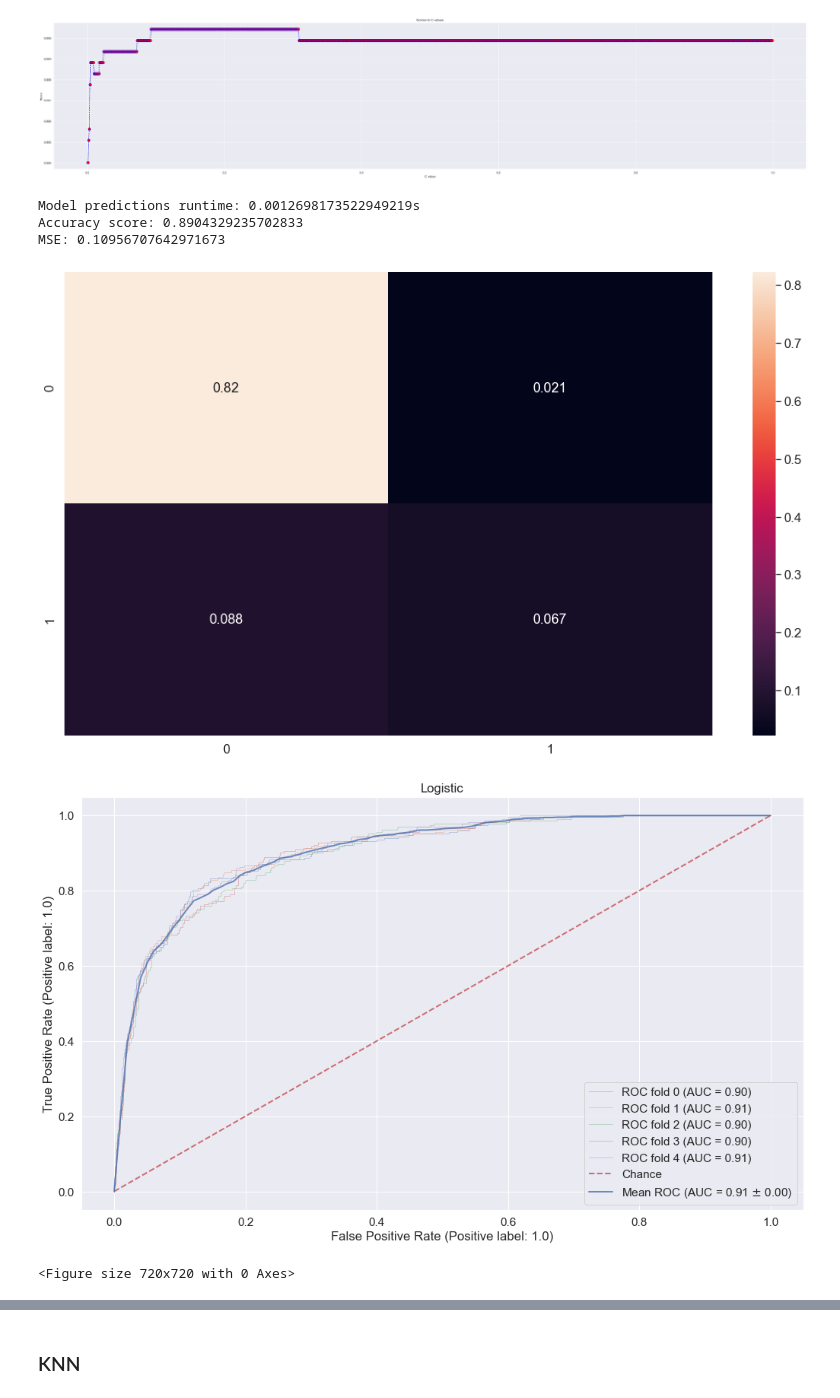
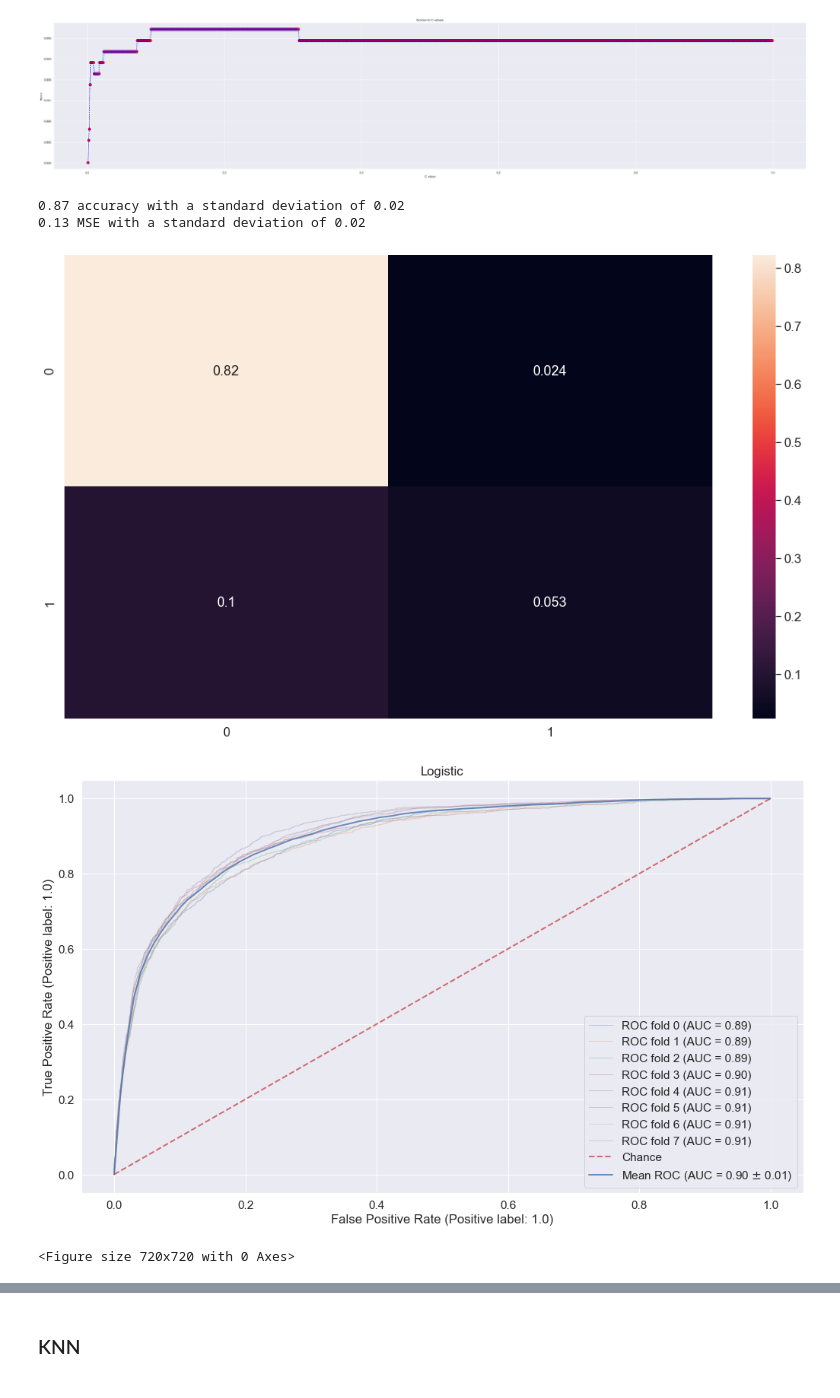
Before and after one commit to mikisegall/ml_final_project, a Jupyter notebook: master_notebook.ipynb, the cells around one changed output, grey strips where cells are left out. Cells and saved outputs as stored; diff of their text form; code cells hidden in the pictures.

```diff
--- a/master_notebook.ipynb
+++ b/master_notebook.ipynb
@@ -447,6 +447,7 @@ We will do that with an assisting function we wrote, that receives a model and a
 We will now implement the Logistic Regression model with the dimensionality reduction method we have selected before (PCA), Ridge penalization and K-Fold Cross Validation.
 # %%
 scaler = StandardScaler()
+normalized_x = scaler.fit_transform(X)
 normalized_x_train = scaler.fit_transform(x_train)
 normalized_x_test = scaler.transform(x_validation)
 
@@ -455,6 +456,12 @@ pca.fit(normalized_x_train)
 train_components = pca.components_.T
 x_pca_train = np.dot(normalized_x_train, train_components)
 x_pca_test = np.dot(normalized_x_test, train_components)
+
+pca.fit(normalized_x)
+x_components = pca.components_.T
+x_pca = np.dot(normalized_x, x_components)
+
+#TODO: should we use only X?
 # %% [markdown]
 At first, we will choose the best "C" value for the penalization method.
 # %%
@@ -484,13 +491,11 @@ Best "C" value: 0.308
 [figure]
 # %%
 lr = LogisticRegression(max_iter=1000000, C=best_c, penalty='l2')
-lr.fit(x_pca_train, y_train)
-estimate_model_performance(lr, "Logistic", pd.DataFrame(x_pca_test), pd.DataFrame(y_validation), 8);
+estimate_model_performance(lr, "Logistic", pd.DataFrame(x_pca), pd.DataFrame(y), 8);
 # %% [output]
-Model predictions runtime: 0.0012698173522949219s
-Accuracy score: 0.8904329235702833
-MSE: 0.10956707642971673
+0.87 accuracy with a standard deviation of 0.02
+0.13 MSE with a standard deviation of 0.02
-[figure, old version]
+[figure, new version]
-[figure, old version]
+[figure, new version]
 <Figure size 720x720 with 0 Axes>
 # %% [markdown]
```
Also changed, not shown: parts of 16 cells of this notebook, 1 other file.
